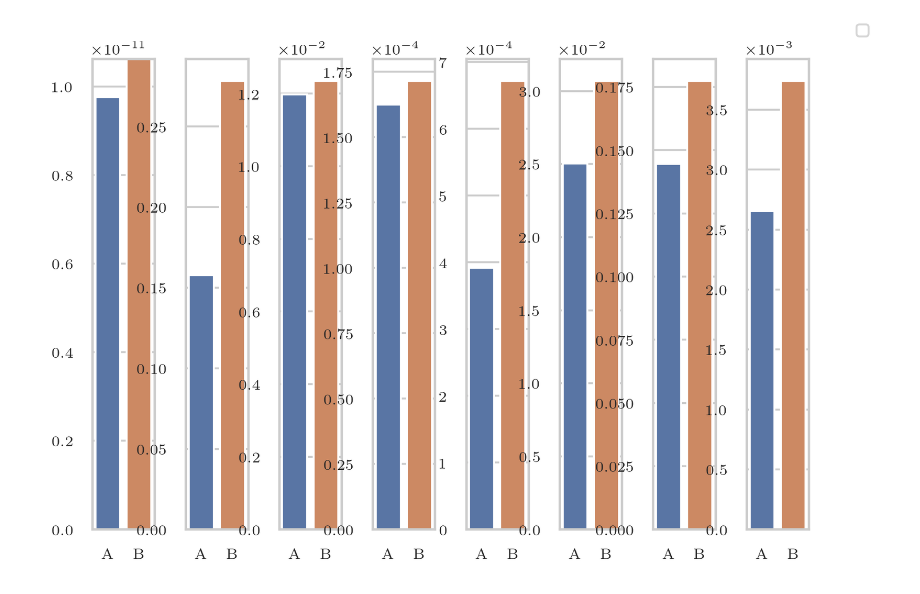
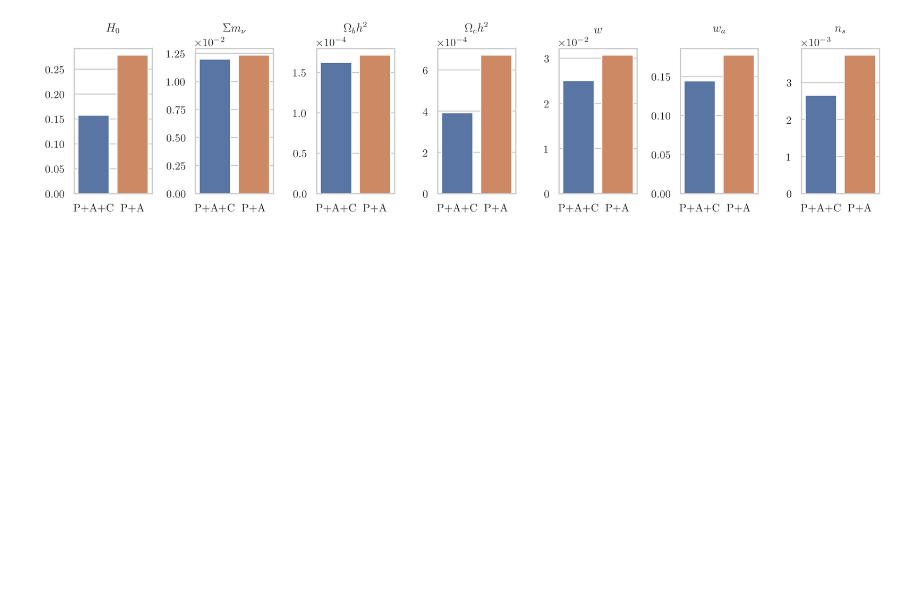
Before and after one commit to nbatta/szar, a Jupyter notebook: ipynbs/clustering_plots.ipynb, the cells around one changed output. Cells and saved outputs as stored; diff of their text form; code cells hidden in the pictures; blank space fills up the shorter version.

```diff
--- a/ipynbs/clustering_plots.ipynb
+++ b/ipynbs/clustering_plots.ipynb
@@ -10,7 +10,8 @@ matplotlib.rcParams['figure.dpi']= 150
 import matplotlib.pyplot as plt
 matplotlib.rcParams.update({'figure.autolayout': True})
 import seaborn as sns
-sns.set(style='whitegrid', font_scale=0.7, rc={"lines.linewidth": 1.5,'lines.markersize': 4.0, 'axes.facecolor': 'white'}, font="serif")
+# %%
+sns.set(style='whitegrid', font_scale=1, rc={"lines.linewidth": 1.5,'lines.markersize': 4.0, 'axes.facecolor': 'white'}, font="serif")
 # %%
 import pickle
 import numpy as np
@@ -57,26 +58,26 @@ latex_paramdict = {}
 for index,key in enumerate(params):
     latex_paramdict[key] = latex_params[index]
 # %%
-params_to_plot = ['As', 'H0', 'mnu', 'ombh2', 'omch2', 'w0', 'wa', 'ns']
+params_to_plot = ['H0', 'mnu', 'ombh2', 'omch2', 'w0', 'wa', 'ns']
 constraints_to_plot = [constraints[par] for par in params_to_plot]
 latex_to_plot = ['$' + latex_paramdict[key] + '$' for key in params_to_plot]
 # %%
 import pandas as pd
 # %%
-fig,axes = plt.subplots(1,len(params_to_plot))
+fig,axes = plt.subplots(1,len(params_to_plot), figsize=(12, 3))
 
 for index,param in enumerate(params_to_plot):
     latex = '$' + latex_paramdict[param] + '$'
-    names = ['A', 'B']
+    names = ['P+A+C', 'P+A']
     sigmas = np.array([constraints[param], oldconstraints[param]])
     df = pd.DataFrame({'names':names, 'sigmas':sigmas})
     sns.barplot(x="names", y="sigmas", data=df, ax=axes[index])
     axes[index].set_xlabel('')
     axes[index].set_ylabel('')
+    axes[index].set_title(latex, pad=15)
 
 fig = plt.gcf()
-handles, labels = axes[-1].get_legend_handles_labels()
-fig.legend(handles, labels, loc='best')
 fig.tight_layout()
+fig.savefig('barplot.eps')
 # %% [output]
-[figure, old version]
+[figure, new version]
```
Also changed, not shown: 3 other files.
